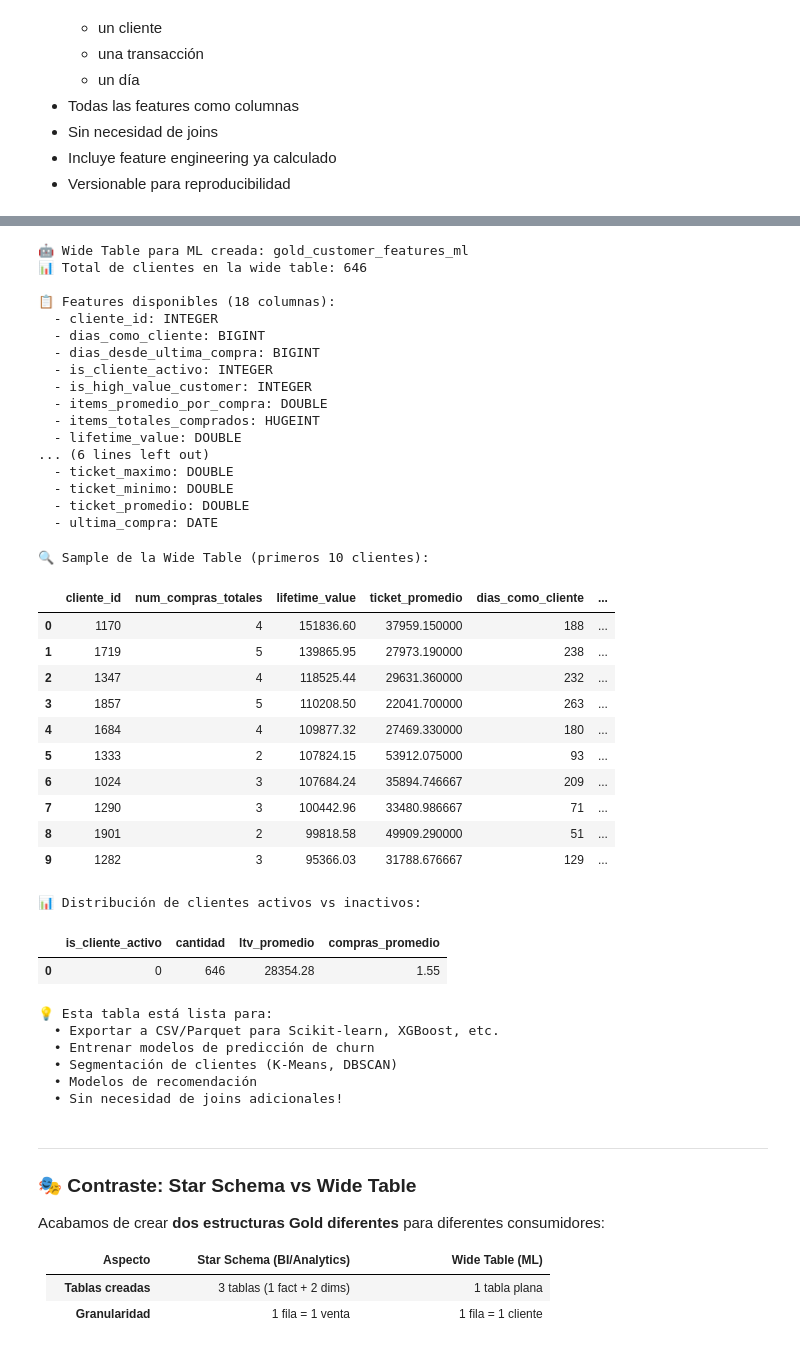
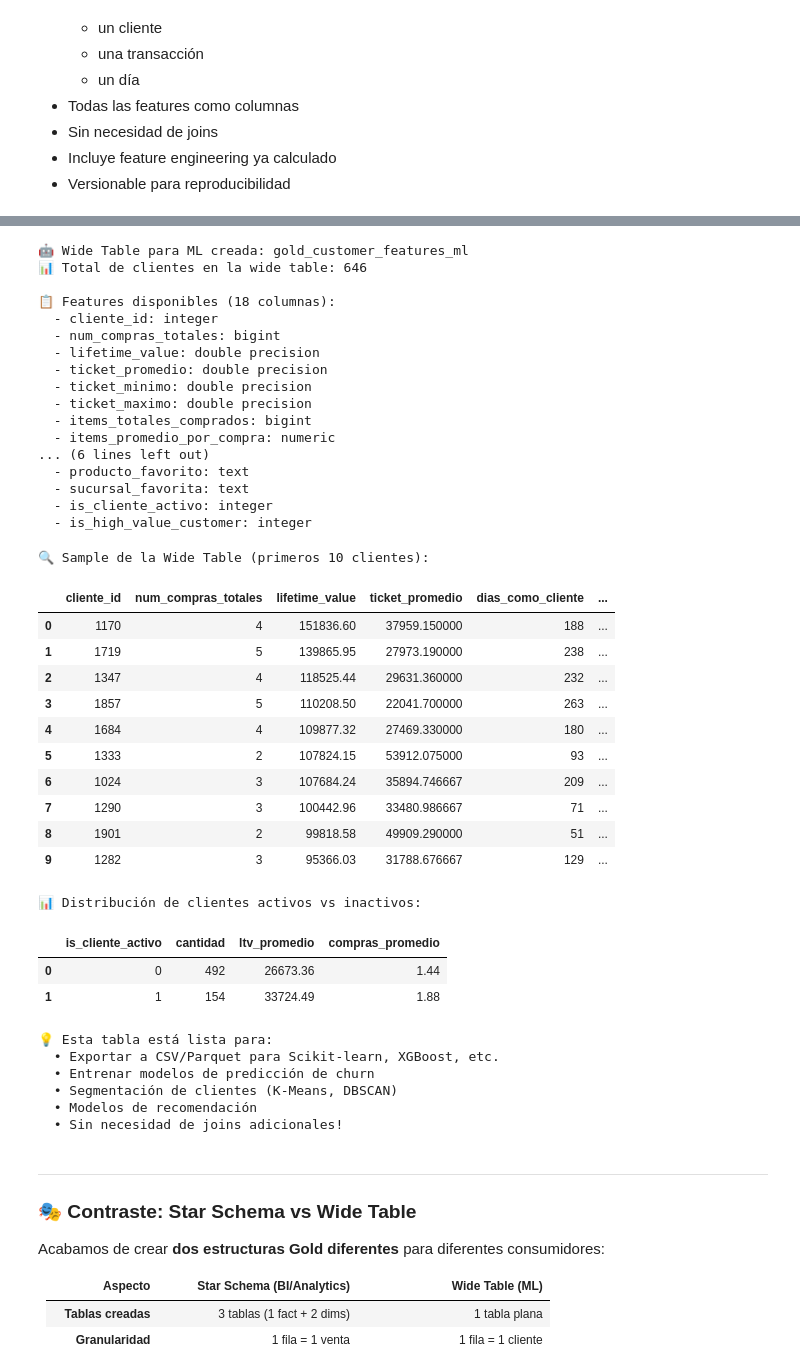
Before and after one commit to juansokil/LCD-InfraCienciaDatos, a Jupyter notebook: clase01/clase01.ipynb, the cells around one changed output, grey strips where cells are left out. Drawn from its saved outputs; the diff is of its cells as text; code cells hidden in the pictures.

```diff
--- a/clase01/clase01.ipynb
+++ b/clase01/clase01.ipynb
@@ -661,7 +705,7 @@ with engine.begin() as conn:
     # REFINERIA SQL
     # Adaptación de sintaxis para DuckDB/Postgres
     sql_silver = """
-    CREATE TABLE IF NOT EXISTS "playground".silver_ventas_procesadas AS
+    CREATE TABLE "playground".silver_ventas_procesadas AS
     SELECT
         transaccion_id,
         UPPER(TRIM(producto)) as producto_clean,
@@ -989,17 +1036,20 @@ with engine.begin() as conn:
     # Limpiar tabla previa si existe
     conn.execute(text('DROP TABLE IF EXISTS "playground".gold_customer_features_ml;'))
 
+    # Fecha de corte (as-of date): coherente con el dataset generado (año 2023).
+    # Nunca CURRENT_DATE: ver la nota de arriba.
+    FECHA_CORTE = "DATE '2023-12-31'"
+
     # Adaptación de sintaxis según el motor
     if engine.dialect.name == "postgresql":
-        # PostgreSQL usa EXTRACT y soporta aritmética de fechas con INTERVAL
-        dias_cliente = "EXTRACT(DAY FROM (MAX(fecha_fix) - MIN(fecha_fix)))"
-        dias_ultima = "EXTRACT(DAY FROM (CURRENT_DATE - MAX(fecha_fix)))"
-        intervalo_60 = "INTERVAL '60 days'"
+        # En Postgres, restar dos DATE devuelve directamente un entero (días)
+        dias_cliente = "(MAX(fecha_fix) - MIN(fecha_fix))"
+        dias_ultima = f"({FECHA_CORTE} - MAX(fecha_fix))"
     else:
-        # DuckDB usa DATEDIFF y sintaxis diferente
+        # DuckDB usa DATEDIFF
         dias_cliente = "DATEDIFF('day', MIN(fecha_fix), MAX(fecha_fix))"
-        dias_ultima = "DATEDIFF('day', MAX(fecha_fix), CURRENT_DATE)"
-        intervalo_60 = "60"  # DuckDB compara directamente con número de días
+        dias_ultima = f"DATEDIFF('day', MAX(fecha_fix), {FECHA_CORTE})"
+    umbral_60 = "60"  # días de inactividad que separan cliente activo de inactivo
 
     # Crear Wide Table para ML - Una fila por cliente
     sql_wide_table = f"""
@@ -1046,7 +1096,7 @@ with engine.begin() as conn:
         -- ========== TARGET / LABEL (para modelos supervisados) ==========
         -- Cliente activo: compró en los últimos 60 días
         CASE
-            WHEN {dias_ultima} <= {intervalo_60} THEN 1
+            WHEN {dias_ultima} <= {umbral_60} THEN 1
             ELSE 0
         END as is_cliente_activo,
 
@@ -1100,19 +1150,19 @@ with engine.begin() as conn:
 📊 Total de clientes en la wide table: 646
 
 📋 Features disponibles (18 columnas):
-  - cliente_id: INTEGER
-  - dias_como_cliente: BIGINT
-  - dias_desde_ultima_compra: BIGINT
-  - is_cliente_activo: INTEGER
-  - is_high_value_customer: INTEGER
-  - items_promedio_por_compra: DOUBLE
-  - items_totales_comprados: HUGEINT
-  - lifetime_value: DOUBLE
+  - cliente_id: integer
+  - num_compras_totales: bigint
+  - lifetime_value: double precision
+  - ticket_promedio: double precision
+  - ticket_minimo: double precision
+  - ticket_maximo: double precision
+  - items_totales_comprados: bigint
+  - items_promedio_por_compra: numeric
 ... (6 lines left out)
-  - ticket_maximo: DOUBLE
-  - ticket_minimo: DOUBLE
-  - ticket_promedio: DOUBLE
-  - ultima_compra: DATE
+  - producto_favorito: text
+  - sucursal_favorita: text
+  - is_cliente_activo: integer
+  - is_high_value_customer: integer
 # %%
 # Visualizar ejemplos de la Wide Table
 print("🔍 Sample de la Wide Table (primeros 10 clientes):\n")
@@ -1145,37 +1195,43 @@ with engine.connect() as conn:
     SELECT
         is_cliente_activo,
         COUNT(*) as cantidad,
-        ROUND(AVG(lifetime_value), 2) as ltv_promedio,
-        ROUND(AVG(num_compras_totales), 2) as compras_promedio
+        -- ::numeric NO es decorativo: en PostgreSQL round(x, 2) solo existe
+        -- para numeric, no para double precision (AVG devuelve double).
+        -- Sin el cast: "function round(double precision, integer) does not exist".
+        -- DuckDB es mas permisivo y lo acepta -- por eso conviene probar el
+        -- codigo en el motor donde va a correr de verdad.
+        ROUND(AVG(lifetime_value)::numeric, 2) as ltv_promedio,
+        ROUND(AVG(num_compras_totales)::numeric, 2) as compras_promedio
     FROM "playground".gold_customer_features_ml
     GROUP BY is_cliente_activo;
     """
     df_dist = pd.read_sql(query_dist, conn)
 
 display(df_dist)
 
 print("\n💡 Esta tabla está lista para:")
 print("  • Exportar a CSV/Parquet para Scikit-learn, XGBoost, etc.")
 print("  • Entrenar modelos de predicción de churn")
 print("  • Segmentación de clientes (K-Means, DBSCAN)")
 print("  • Modelos de recomendación")
 print("  • Sin necesidad de joins adicionales!")
 # %% [output]
 🔍 Sample de la Wide Table (primeros 10 clientes):
 |  | cliente_id | num_compras_totales | lifetime_value | ticket_promedio | dias_como_cliente | ... |
 | 0 | 1170 | 4 | 151836.60 | 37959.150000 | 188 | ... |
 | 1 | 1719 | 5 | 139865.95 | 27973.190000 | 238 | ... |
 | 2 | 1347 | 4 | 118525.44 | 29631.360000 | 232 | ... |
 | 3 | 1857 | 5 | 110208.50 | 22041.700000 | 263 | ... |
 | 4 | 1684 | 4 | 109877.32 | 27469.330000 | 180 | ... |
 | 5 | 1333 | 2 | 107824.15 | 53912.075000 | 93 | ... |
 | 6 | 1024 | 3 | 107684.24 | 35894.746667 | 209 | ... |
 | 7 | 1290 | 3 | 100442.96 | 33480.986667 | 71 | ... |
 | 8 | 1901 | 2 | 99818.58 | 49909.290000 | 51 | ... |
 | 9 | 1282 | 3 | 95366.03 | 31788.676667 | 129 | ... |
 📊 Distribución de clientes activos vs inactivos:
 |  | is_cliente_activo | cantidad | ltv_promedio | compras_promedio |
-| 0 | 0 | 646 | 28354.28 | 1.55 |
+| 0 | 0 | 492 | 26673.36 | 1.44 |
+| 1 | 1 | 154 | 33724.49 | 1.88 |
 💡 Esta tabla está lista para:
   • Exportar a CSV/Parquet para Scikit-learn, XGBoost, etc.
   • Entrenar modelos de predicción de churn
```
Also changed, not shown: parts of 18 cells of this notebook, 4 other files.
